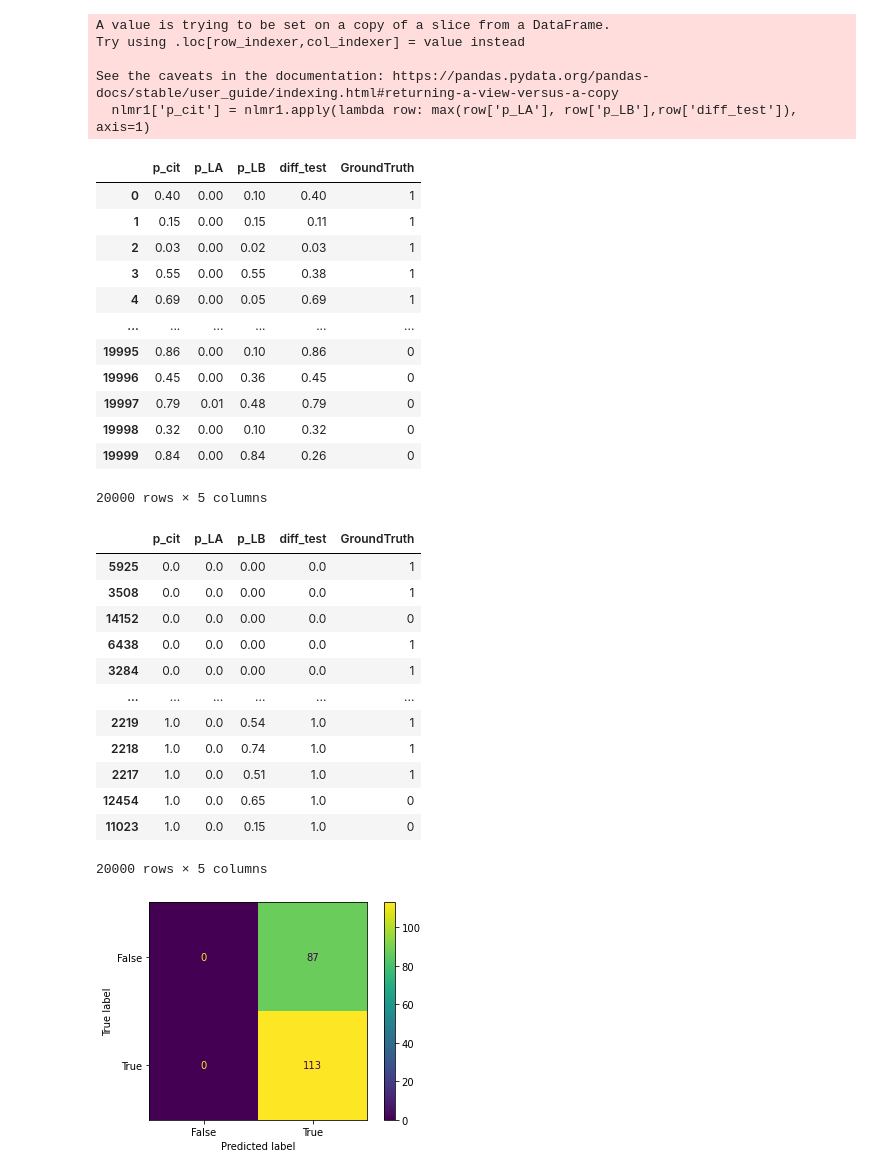
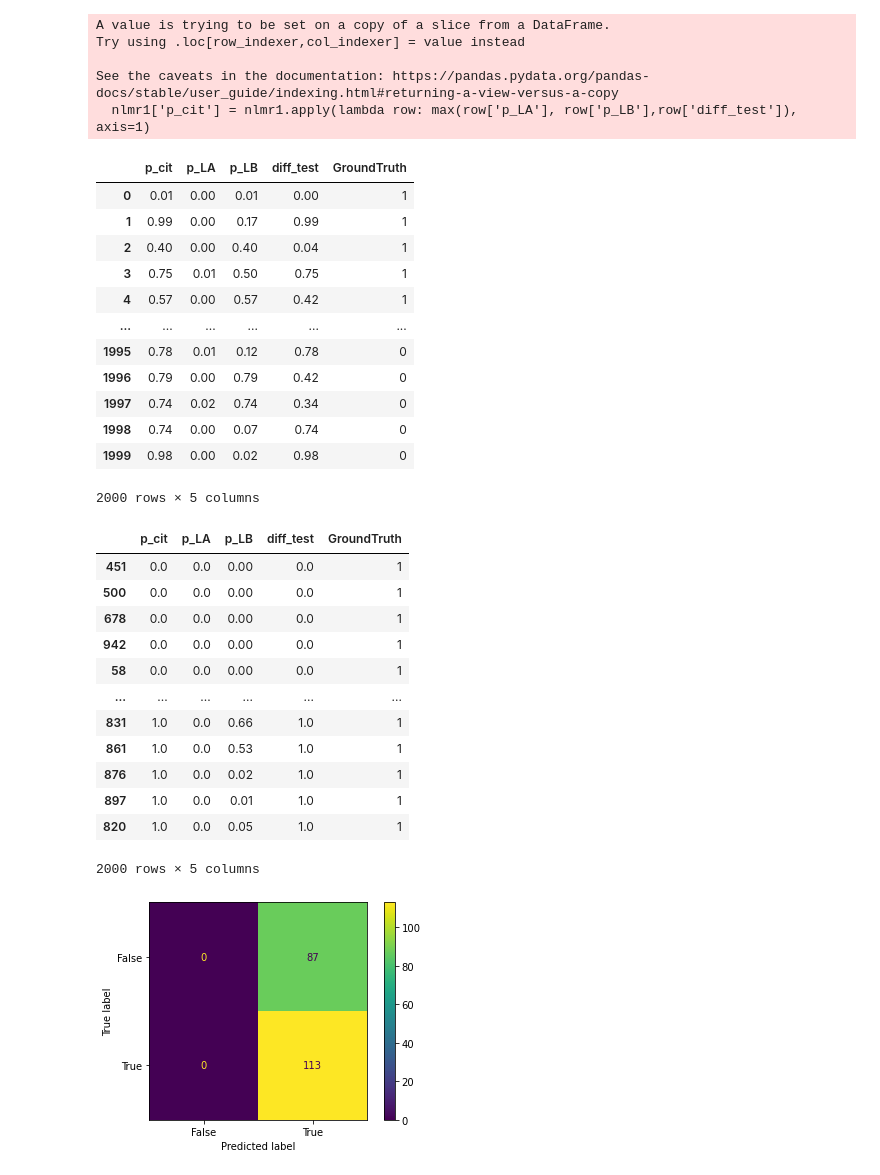
Before and after one commit to BIRDSgroup/NLCD, a Jupyter notebook: thirdApproach/PRcurvetopk.ipynb, the cells around one changed output. Cells and saved outputs as stored; diff of their text form; code cells hidden in the pictures.

```diff
--- a/thirdApproach/PRcurvetopk.ipynb
+++ b/thirdApproach/PRcurvetopk.ipynb
@@ -31,3 +49,5 @@ cit1
 # %%
 #nlmr=pd.read_csv("YeastbothresultsOurmethod10k.csv")
 nlmr1=pd.read_csv("YeastbothresultsOurmethod.csv")
+# %%
+nlmr1=pd.read_csv("YeastNLMRboth_1k_secondtime.csv")
@@ -81,23 +117,23 @@ See the caveats in the documentation: https://pandas.pydata.org/pandas-docs/stab
   nlmr1['p_cit'] = nlmr1.apply(lambda row: max(row['p_LA'], row['p_LB'],row['diff_test']), axis=1)
 # %%
 
-nlmr1=nlmr[['p_cit','p_LA','p_LB','diff_test','GroundTruth']]
+nlmr1=nlmr1[['p_cit','p_LA','p_LB','diff_test','GroundTruth']]
 # %%
 nlmr1
 # %% [output]
 |  | p_cit | p_LA | p_LB | diff_test | GroundTruth |
-| 0 | 0.40 | 0.00 | 0.10 | 0.40 | 1 |
-| 1 | 0.15 | 0.00 | 0.15 | 0.11 | 1 |
-| 2 | 0.03 | 0.00 | 0.02 | 0.03 | 1 |
-| 3 | 0.55 | 0.00 | 0.55 | 0.38 | 1 |
-| 4 | 0.69 | 0.00 | 0.05 | 0.69 | 1 |
+| 0 | 0.01 | 0.00 | 0.01 | 0.00 | 1 |
+| 1 | 0.99 | 0.00 | 0.17 | 0.99 | 1 |
+| 2 | 0.40 | 0.00 | 0.40 | 0.04 | 1 |
+| 3 | 0.75 | 0.01 | 0.50 | 0.75 | 1 |
+| 4 | 0.57 | 0.00 | 0.57 | 0.42 | 1 |
 | ... | ... | ... | ... | ... | ... |
-| 19995 | 0.86 | 0.00 | 0.10 | 0.86 | 0 |
-| 19996 | 0.45 | 0.00 | 0.36 | 0.45 | 0 |
-| 19997 | 0.79 | 0.01 | 0.48 | 0.79 | 0 |
-| 19998 | 0.32 | 0.00 | 0.10 | 0.32 | 0 |
-| 19999 | 0.84 | 0.00 | 0.84 | 0.26 | 0 |
+| 1995 | 0.78 | 0.01 | 0.12 | 0.78 | 0 |
+| 1996 | 0.79 | 0.00 | 0.79 | 0.42 | 0 |
+| 1997 | 0.74 | 0.02 | 0.74 | 0.34 | 0 |
+| 1998 | 0.74 | 0.00 | 0.07 | 0.74 | 0 |
+| 1999 | 0.98 | 0.00 | 0.02 | 0.98 | 0 |
-20000 rows × 5 columns
+2000 rows × 5 columns
 # %%
 #cit=cit.sort_values('p_cit')
 cit1=cit1.sort_values('p_cit')
@@ -105,21 +141,21 @@ cit1=cit1.sort_values('p_cit')
 #nlmr=nlmr.sort_values('p_cit')
 nlmr1=nlmr1.sort_values('p_cit')
 # %%
-nlmr
+nlmr1
 # %% [output]
 |  | p_cit | p_LA | p_LB | diff_test | GroundTruth |
-| 5925 | 0.0 | 0.0 | 0.00 | 0.0 | 1 |
-| 3508 | 0.0 | 0.0 | 0.00 | 0.0 | 1 |
-| 14152 | 0.0 | 0.0 | 0.00 | 0.0 | 0 |
-| 6438 | 0.0 | 0.0 | 0.00 | 0.0 | 1 |
-| 3284 | 0.0 | 0.0 | 0.00 | 0.0 | 1 |
+| 451 | 0.0 | 0.0 | 0.00 | 0.0 | 1 |
+| 500 | 0.0 | 0.0 | 0.00 | 0.0 | 1 |
+| 678 | 0.0 | 0.0 | 0.00 | 0.0 | 1 |
+| 942 | 0.0 | 0.0 | 0.00 | 0.0 | 1 |
+| 58 | 0.0 | 0.0 | 0.00 | 0.0 | 1 |
 | ... | ... | ... | ... | ... | ... |
-| 2219 | 1.0 | 0.0 | 0.54 | 1.0 | 1 |
-| 2218 | 1.0 | 0.0 | 0.74 | 1.0 | 1 |
-| 2217 | 1.0 | 0.0 | 0.51 | 1.0 | 1 |
-| 12454 | 1.0 | 0.0 | 0.65 | 1.0 | 0 |
-| 11023 | 1.0 | 0.0 | 0.15 | 1.0 | 0 |
+| 831 | 1.0 | 0.0 | 0.66 | 1.0 | 1 |
+| 861 | 1.0 | 0.0 | 0.53 | 1.0 | 1 |
+| 876 | 1.0 | 0.0 | 0.02 | 1.0 | 1 |
+| 897 | 1.0 | 0.0 | 0.01 | 1.0 | 1 |
+| 820 | 1.0 | 0.0 | 0.05 | 1.0 | 1 |
-20000 rows × 5 columns
+2000 rows × 5 columns
 # %%
 top200=nlmr.head(n=200)
 # %%
```
Also changed, not shown: parts of 9 cells of this notebook, 18 other files.
